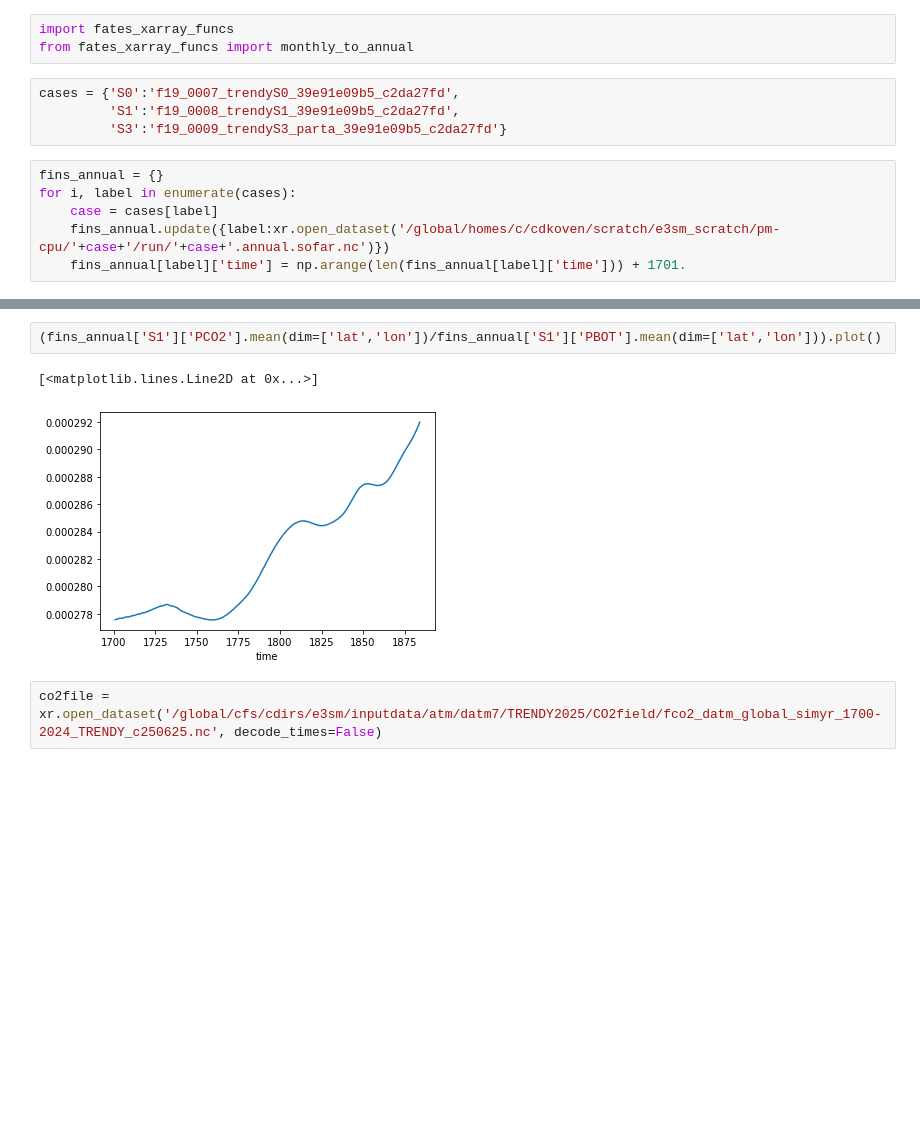
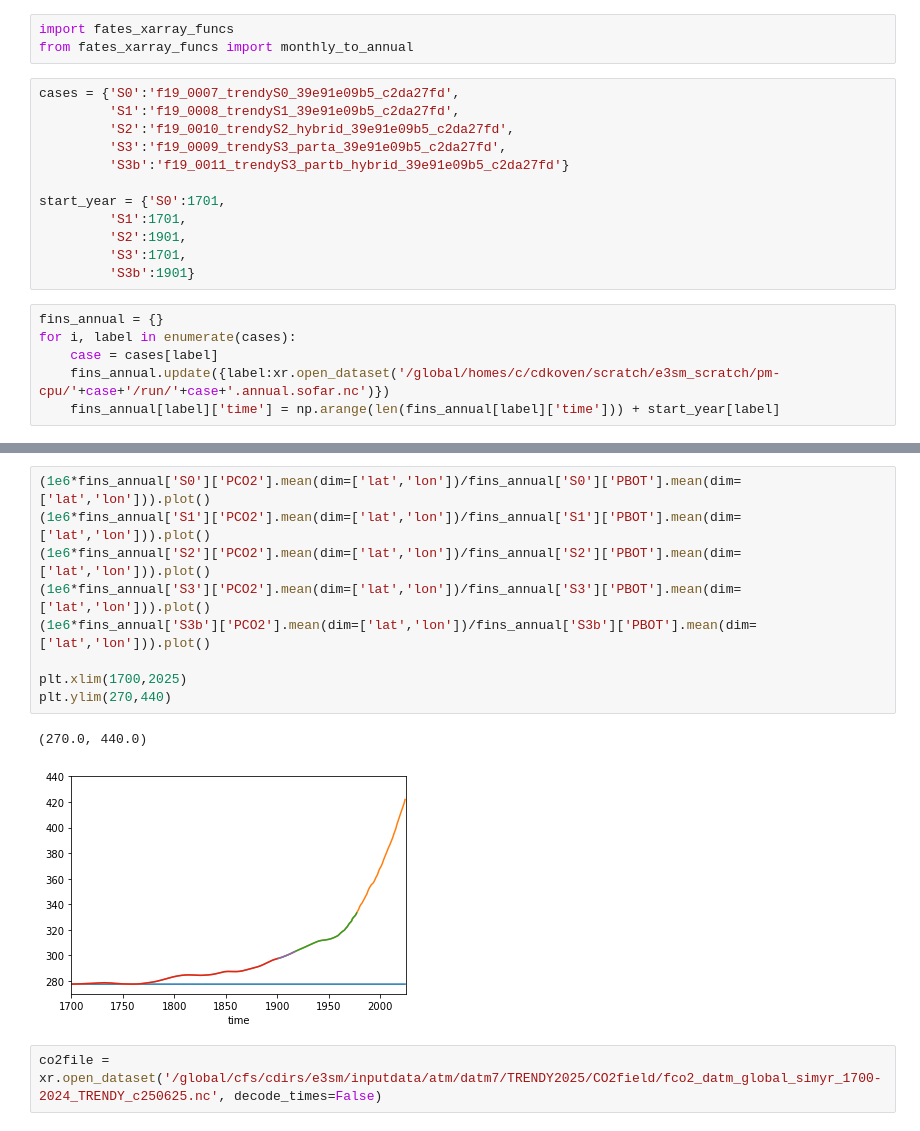
Before and after one commit to ckoven/trendy2025_scripts, a Jupyter notebook: trendy2025_transient_notebook.ipynb, the cells around one changed output, grey strips where cells are left out. Cells and saved outputs as stored; diff of their text form; blank space fills up the shorter version.

Commit message:
updated transient notebook and started to add postprocessing scripts

```diff
--- a/trendy2025_transient_notebook.ipynb
+++ b/trendy2025_transient_notebook.ipynb
@@ -8,13 +8,21 @@ from fates_xarray_funcs import monthly_to_annual
 # %%
 cases = {'S0':'f19_0007_trendyS0_39e91e09b5_c2da27fd',
          'S1':'f19_0008_trendyS1_39e91e09b5_c2da27fd',
-         'S3':'f19_0009_trendyS3_parta_39e91e09b5_c2da27fd'}
+         'S2':'f19_0010_trendyS2_hybrid_39e91e09b5_c2da27fd',
+         'S3':'f19_0009_trendyS3_parta_39e91e09b5_c2da27fd',
+         'S3b':'f19_0011_trendyS3_partb_hybrid_39e91e09b5_c2da27fd'}
+
+start_year = {'S0':1701,
+         'S1':1701,
+         'S2':1901,
+         'S3':1701,
+         'S3b':1901}
 # %%
 fins_annual = {}
 for i, label in enumerate(cases):
     case = cases[label]
     fins_annual.update({label:xr.open_dataset('/global/homes/c/cdkoven/scratch/e3sm_scratch/pm-cpu/'+case+'/run/'+case+'.annual.sofar.nc')})
-    fins_annual[label]['time'] = np.arange(len(fins_annual[label]['time'])) + 1701.
+    fins_annual[label]['time'] = np.arange(len(fins_annual[label]['time'])) + start_year[label]
 # %%
 fins_monthly = {}
 for i, label in enumerate(cases):
@@ -24,8 +43,15 @@ for i, label in enumerate(cases):
 # %%
-(fins_annual['S1']['PCO2'].mean(dim=['lat','lon'])/fins_annual['S1']['PBOT'].mean(dim=['lat','lon'])).plot()
+(1e6*fins_annual['S0']['PCO2'].mean(dim=['lat','lon'])/fins_annual['S0']['PBOT'].mean(dim=['lat','lon'])).plot()
+(1e6*fins_annual['S1']['PCO2'].mean(dim=['lat','lon'])/fins_annual['S1']['PBOT'].mean(dim=['lat','lon'])).plot()
+(1e6*fins_annual['S2']['PCO2'].mean(dim=['lat','lon'])/fins_annual['S2']['PBOT'].mean(dim=['lat','lon'])).plot()
+(1e6*fins_annual['S3']['PCO2'].mean(dim=['lat','lon'])/fins_annual['S3']['PBOT'].mean(dim=['lat','lon'])).plot()
+(1e6*fins_annual['S3b']['PCO2'].mean(dim=['lat','lon'])/fins_annual['S3b']['PBOT'].mean(dim=['lat','lon'])).plot()
+
+plt.xlim(1700,2025)
+plt.ylim(270,440)
 # %% [output]
-[<matplotlib.lines.Line2D at 0x...>]
+(270.0, 440.0)
-[figure, old version]
+[figure, new version]
 # %%
 co2file = xr.open_dataset('/global/cfs/cdirs/e3sm/inputdata/atm/datm7/TRENDY2025/CO2field/fco2_datm_global_simyr_1700-2024_TRENDY_c250625.nc', decode_times=False)
 # %%
```
Also changed, not shown: parts of 9 cells of this notebook, 2 other files.
